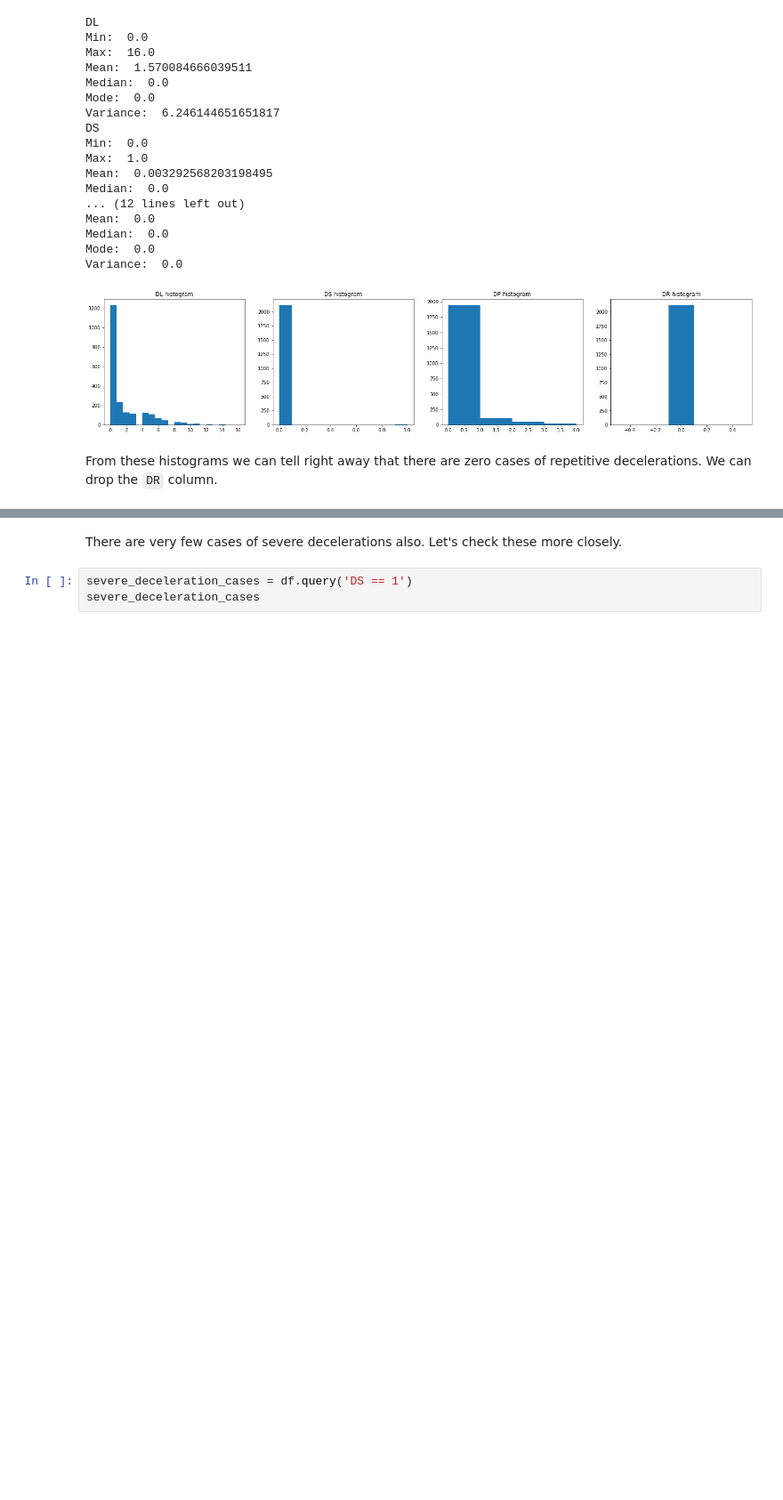
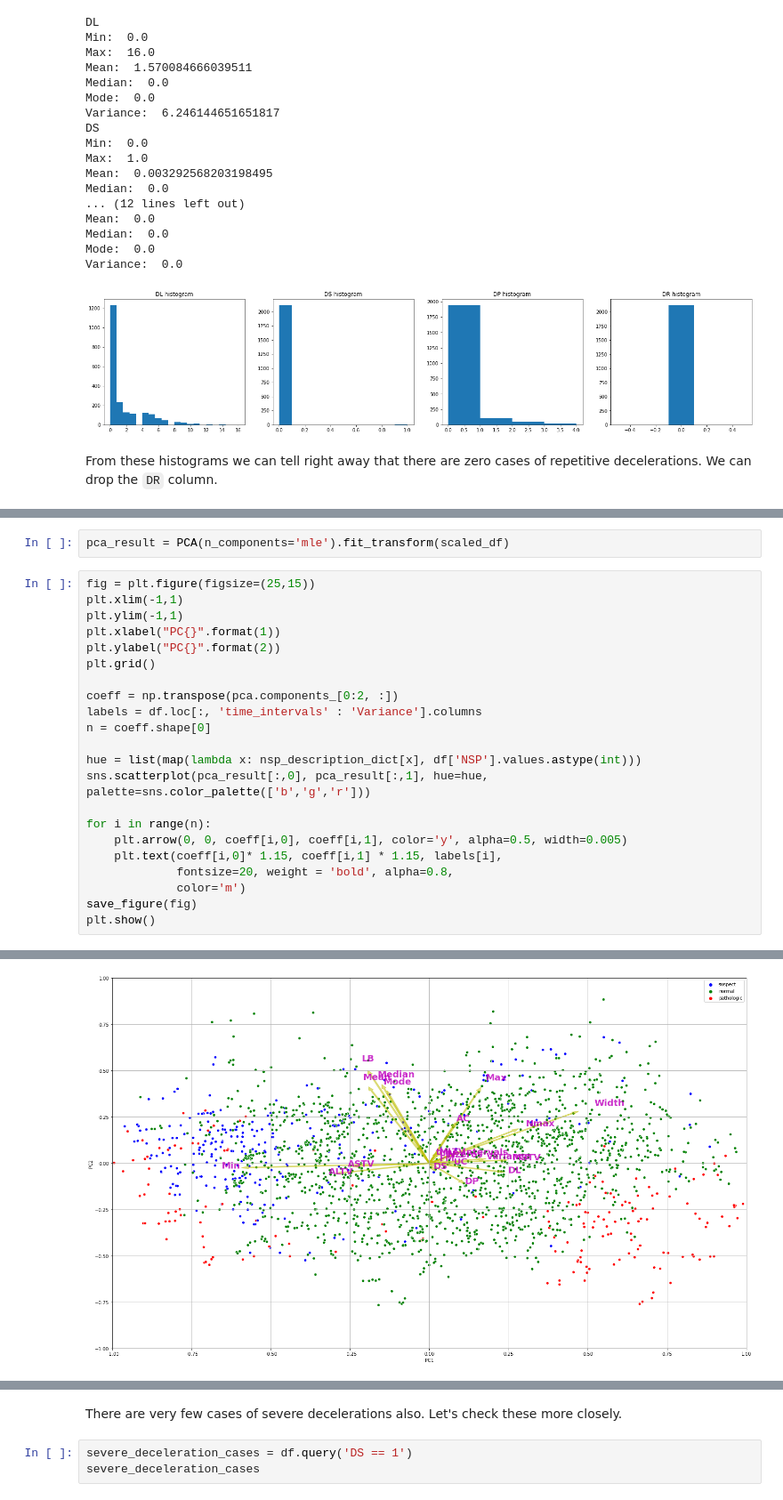
Before and after one commit to kriszkern/DataMining, a Jupyter notebook: CTG/CTG_data_analysis_p1.ipynb, the cells around one changed output, grey strips where cells are left out. Shown at 89% size. Saved outputs shown, nothing was run; the diff lists cells and outputs as text; blank space fills up the shorter version.

```diff
--- a/CTG/CTG_data_analysis_p1.ipynb
+++ b/CTG/CTG_data_analysis_p1.ipynb
@@ -629,0 +700,25 @@ df
+# %%
+pca_result = PCA(n_components='mle').fit_transform(scaled_df)
+# %%
+fig = plt.figure(figsize=(25,15))
+plt.xlim(-1,1)
+plt.ylim(-1,1)
+plt.xlabel("PC{}".format(1))
+plt.ylabel("PC{}".format(2))
+plt.grid()
+
+coeff = np.transpose(pca.components_[0:2, :])
+labels = df.loc[:, 'time_intervals' : 'Variance'].columns
+n = coeff.shape[0]
+
+hue = list(map(lambda x: nsp_description_dict[x], df['NSP'].values.astype(int)))
+sns.scatterplot(pca_result[:,0], pca_result[:,1], hue=hue, palette=sns.color_palette(['b','g','r']))
+
+for i in range(n):
+    plt.arrow(0, 0, coeff[i,0], coeff[i,1], color='y', alpha=0.5, width=0.005)
+    plt.text(coeff[i,0]* 1.15, coeff[i,1] * 1.15, labels[i],
+             fontsize=20, weight = 'bold', alpha=0.8,
+             color='m')
+save_figure(fig)
+plt.show()
+# %% [output]
@@ -629,0 +742 @@ df
+[figure, added]
```
Also changed, not shown: parts of 21 cells of this notebook, 1 other file.
